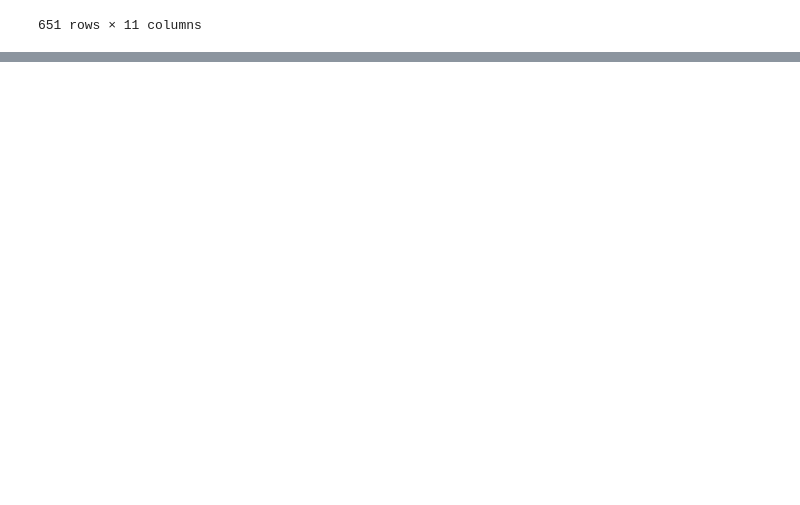
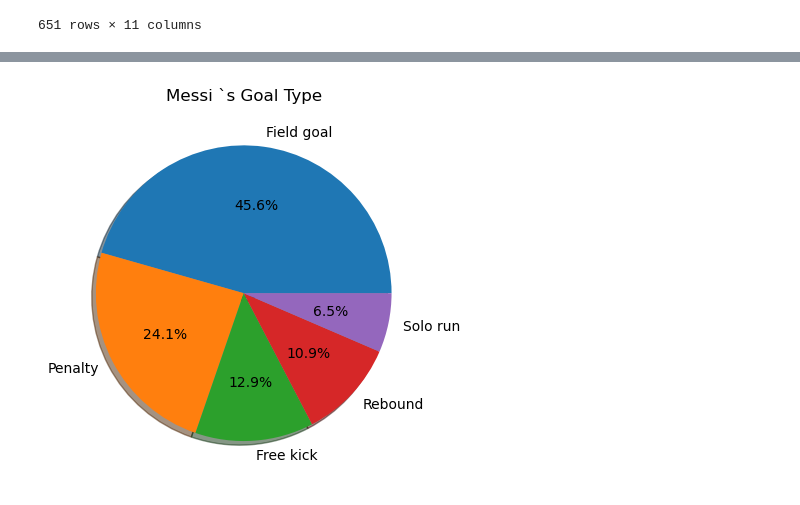
Before and after one commit to FahimeMirveisi/PyLearn7_MachineLearning_Projects, a Jupyter notebook: Assignment40/messi_goals.ipynb, the cells around one changed output, grey strips where cells are left out. Drawn from its saved outputs; the diff is of its cells as text; code cells hidden in the pictures; blank space fills up the shorter version.

Commit message:
Messi Project except part D

```diff
--- a/Assignment40/messi_goals.ipynb
+++ b/Assignment40/messi_goals.ipynb
@@ -19,3 +19,6 @@ data
 | 649 | samedi 17 mars 2007 | Liga | Recreativo Huelva | Recreativo Huelva | FC Barcelona | 86 | 0 | ... |
 | 650 | dimanche 29 janvier 2006 | Liga | Real Mallorca | Real Mallorca | FC Barcelona | 81 | 0 | ... |
 651 rows × 11 columns
+# %%
+df = data['Goal Type'].value_counts().rename_axis('Goal Type').to_frame('count').reset_index()
+df
@@ -21,0 +32,6 @@ data
+# %%
+plt.pie(df['count'], labels=df['Goal Type'], autopct='%1.1f%%', shadow=True, startangle=0)
+plt.title('Messi `s Goal Type')
+plt.show()
+# %% [output]
+[figure, added]
```
Also changed, not shown: parts of 21 cells of this notebook.
